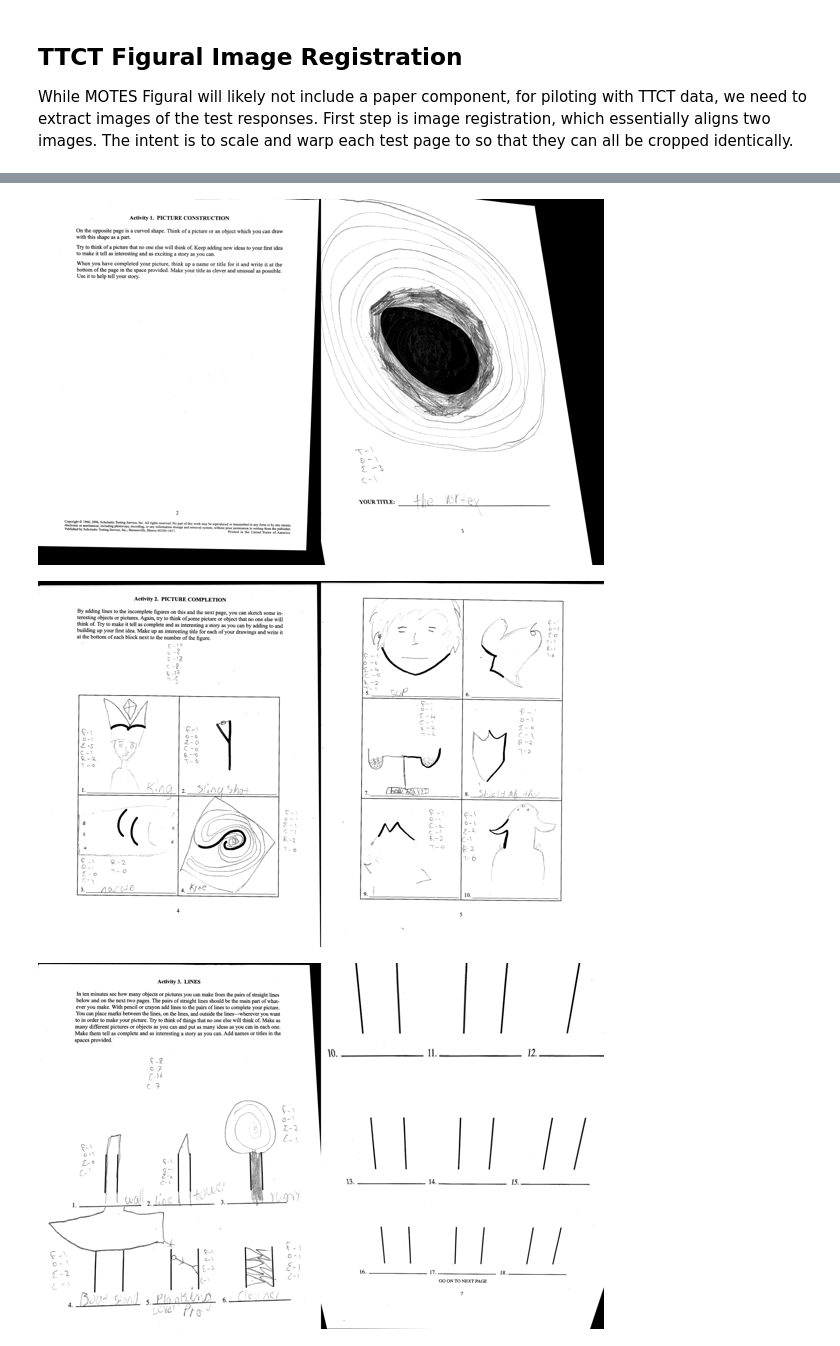
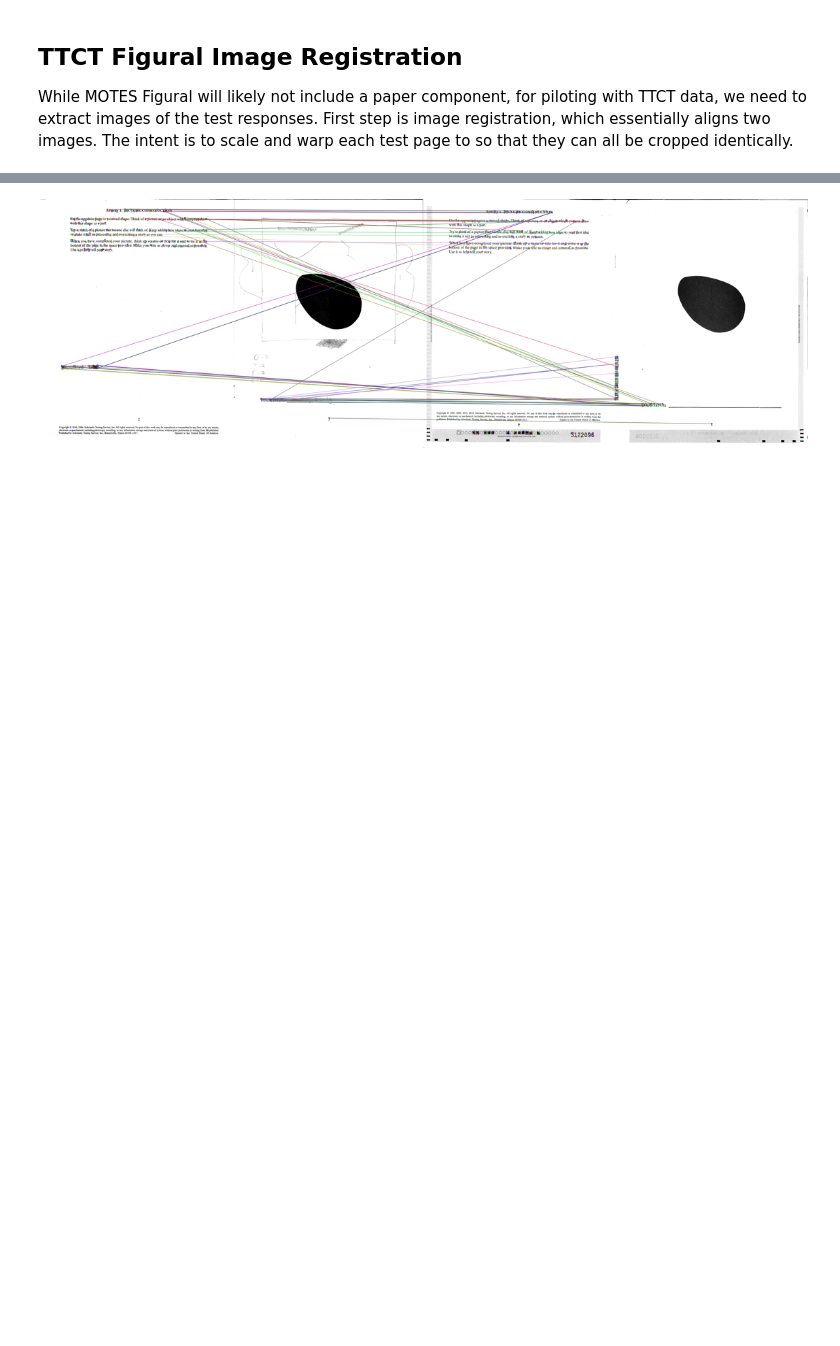
Before and after one commit to massivetexts/motes-figural, a Jupyter notebook: notebooks/alignment.ipynb, the cells around one changed output, grey strips where cells are left out. Cells and saved outputs as stored; diff of their text form; code cells hidden in the pictures; blank space fills up the shorter version.

Commit message:
Wrap up initial alignment

```diff
--- a/notebooks/alignment.ipynb
+++ b/notebooks/alignment.ipynb
@@ -10,9 +14,10 @@ from pathlib import Path
 import pandas as pd
 from IPython.display import display
 from figural.alignment import *
+from tqdm import tqdm
 poppler_path = '/opt/homebrew/bin/'
 meta = pd.read_csv('../data/booklet-meta.csv', index_col=0)
-path_info = pd.DataFrame([(path.stem, path) for path in Path('../data/ttct_figural').glob('**/*pdf')], columns=['id', 'path'])
+path_info = pd.DataFrame([(name_from_path(path), path) for path in Path('../data/ttct_figural').glob('**/*pdf')], columns=['id', 'path'])
 meta = meta.merge(path_info)
 meta.sample(1)
 # %% [output]
@@ -48,0 +34,3 @@ No alignmentment, using originals
+# %%
+sample = meta.query('booklet == "BOOKLETA"').sample(1).iloc[0]
+sample[['path', 'titlepage', 'booklet']]
@@ -49,2 +42,3 @@ No alignmentment, using originals
 # %%
-booklet = Booklet(sample.iloc[0].path, sample.iloc[0].titlepage+1, target_booklet=target_a, poppler_path=poppler_path)
+# load source booklet that will be aligned
+booklet = Booklet(sample.path, sample.titlepage+1, target_booklet=target_a, booklet=sample.booklet.lower()[-1], poppler_path=poppler_path)
@@ -63,9 +45,8 @@ for m in y:
 # %%
-reg, matches = booklet.align(include_matches=True, format="single", good_match_percent=1)
-for m in reg:
-    w, h = m.size
-    display(m.resize((w//3, h//3)))
+# Align with target booklet. include_matches isn't needed in production
+reg, matches = booklet.align(include_matches=True, format="auto", good_match_percent=0.15)
+
+w, h = matches[0].size
+matches[0].resize((w//3, h//3))
 # %% [output]
-[figure, old version]
+[figure, new version]
-[figure, removed]
-[figure, removed]
```
Also changed, not shown: parts of 27 cells of this notebook, 3 other files.
